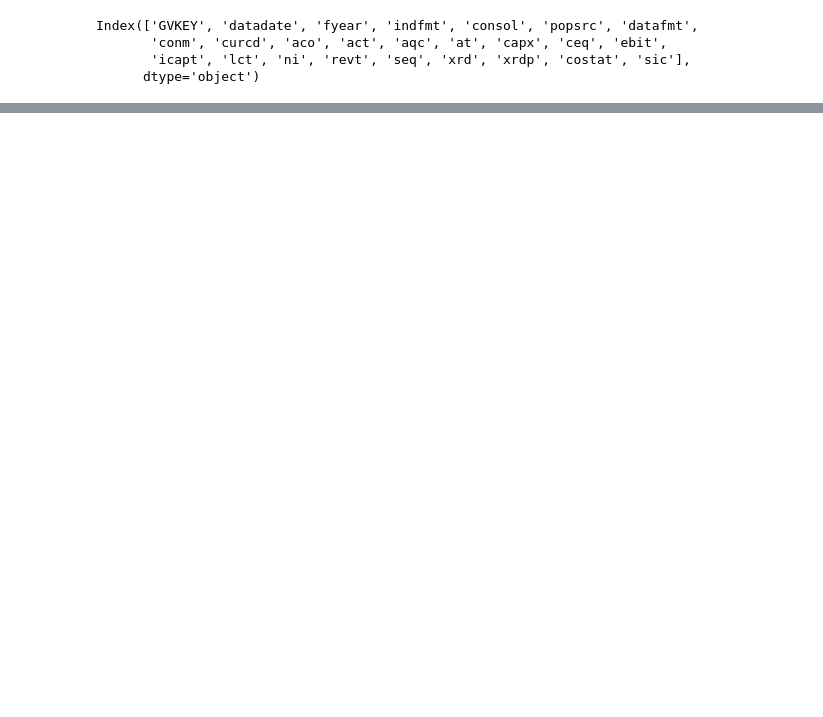
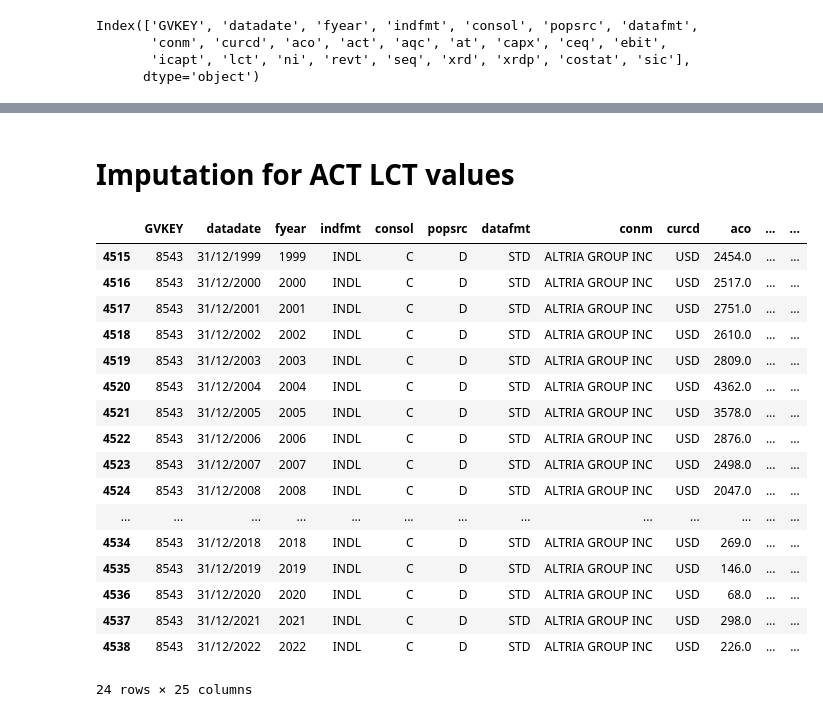
Before and after one commit to jainayushee/climate-uncertainty-corporate-investment, a Jupyter notebook: Data_Cleaning.ipynb, the cells around one changed output, grey strips where cells are left out. Drawn from its saved outputs; the diff is of its cells as text; code cells hidden in the pictures; blank space fills up the shorter version.

```diff
--- a/Data_Cleaning.ipynb
+++ b/Data_Cleaning.ipynb
@@ -150,0 +329,66 @@ dtype: int64
+# %% [markdown]
+# Imputation for ACT LCT values
+# %%
+import pandas as pd
+from sklearn.linear_model import LinearRegression
+
+# Step 1: Filter rows where gvkey is equal to lct_act
+df_subset = df_final[df_final['GVKEY'] == lct_act].copy()
+df_subset = df_final.drop(columns=['datadate','indfmt','consol','popsrc','datafmt','conm','curcd','costat', 'xrd', 'xrdp', 'capx'])
+
+
+# Step 2: Split the dataset into two parts
+df_missing = df_subset[df_subset[['act', 'lct']].isnull().any(axis=1)]  # Rows with missing values
+df_complete = df_subset.dropna(subset=['act', 'lct'])  # Rows with complete data
+
+# Step 3: Train a linear regression model for 'act'
+X_act = df_complete.drop(['act', 'lct'], axis=1)  # Features for 'act' (excluding 'lct' and 'act')
+y_act = df_complete['act']  # Target variable for 'act'
+
+model_act = LinearRegression()
+model_act.fit(X_act, y_act)
+
+# Step 4: Use the trained model to predict missing values for 'act'
+X_missing_act = df_missing.drop(['act', 'lct'], axis=1)  # Features from rows with missing values for 'act'
+imputed_values_act = model_act.predict(X_missing_act)
+
+# Step 5: Replace missing values in 'act' with predicted values
+df_missing['act'] = imputed_values_act
+
+# Step 6: Train a linear regression model for 'lct'
+X_lct = df_complete.drop(['act', 'lct'], axis=1)  # Features for 'lct' (excluding 'lct' and 'act')
+y_lct = df_complete['lct']  # Target variable for 'lct'
+
+model_lct = LinearRegression()
+model_lct.fit(X_lct, y_lct)
+
+# Step 7: Use the trained model to predict missing values for 'lct'
+X_missing_lct = df_missing.drop(['act', 'lct'], axis=1)  # Features from rows with missing values for 'lct'
+imputed_values_lct = model_lct.predict(X_missing_lct)
+
+# Step 8: Replace missing values in 'lct' with predicted values
+df_missing['lct'] = imputed_values_lct
+
+# Update the original DataFrame with imputed values
+df_final.update(df_missing)
+# %%
+df_final[df_final['GVKEY'] == lct_act]
+# %% [output]
+|  | GVKEY | datadate | fyear | indfmt | consol | popsrc | datafmt | conm | curcd | aco | ... | ... |
+| 4515 | 8543 | 31/12/1999 | 1999 | INDL | C | D | STD | ALTRIA GROUP INC | USD | 2454.0 | ... | ... |
+| 4516 | 8543 | 31/12/2000 | 2000 | INDL | C | D | STD | ALTRIA GROUP INC | USD | 2517.0 | ... | ... |
+| 4517 | 8543 | 31/12/2001 | 2001 | INDL | C | D | STD | ALTRIA GROUP INC | USD | 2751.0 | ... | ... |
+| 4518 | 8543 | 31/12/2002 | 2002 | INDL | C | D | STD | ALTRIA GROUP INC | USD | 2610.0 | ... | ... |
+| 4519 | 8543 | 31/12/2003 | 2003 | INDL | C | D | STD | ALTRIA GROUP INC | USD | 2809.0 | ... | ... |
+| 4520 | 8543 | 31/12/2004 | 2004 | INDL | C | D | STD | ALTRIA GROUP INC | USD | 4362.0 | ... | ... |
+| 4521 | 8543 | 31/12/2005 | 2005 | INDL | C | D | STD | ALTRIA GROUP INC | USD | 3578.0 | ... | ... |
+| 4522 | 8543 | 31/12/2006 | 2006 | INDL | C | D | STD | ALTRIA GROUP INC | USD | 2876.0 | ... | ... |
+| 4523 | 8543 | 31/12/2007 | 2007 | INDL | C | D | STD | ALTRIA GROUP INC | USD | 2498.0 | ... | ... |
+| 4524 | 8543 | 31/12/2008 | 2008 | INDL | C | D | STD | ALTRIA GROUP INC | USD | 2047.0 | ... | ... |
+| ... | ... | ... | ... | ... | ... | ... | ... | ... | ... | ... | ... | ... |
+| 4534 | 8543 | 31/12/2018 | 2018 | INDL | C | D | STD | ALTRIA GROUP INC | USD | 269.0 | ... | ... |
+| 4535 | 8543 | 31/12/2019 | 2019 | INDL | C | D | STD | ALTRIA GROUP INC | USD | 146.0 | ... | ... |
+| 4536 | 8543 | 31/12/2020 | 2020 | INDL | C | D | STD | ALTRIA GROUP INC | USD | 68.0 | ... | ... |
+| 4537 | 8543 | 31/12/2021 | 2021 | INDL | C | D | STD | ALTRIA GROUP INC | USD | 298.0 | ... | ... |
+| 4538 | 8543 | 31/12/2022 | 2022 | INDL | C | D | STD | ALTRIA GROUP INC | USD | 226.0 | ... | ... |
+24 rows × 25 columns
```
Also changed, not shown: parts of 35 cells of this notebook, 6 other files.
